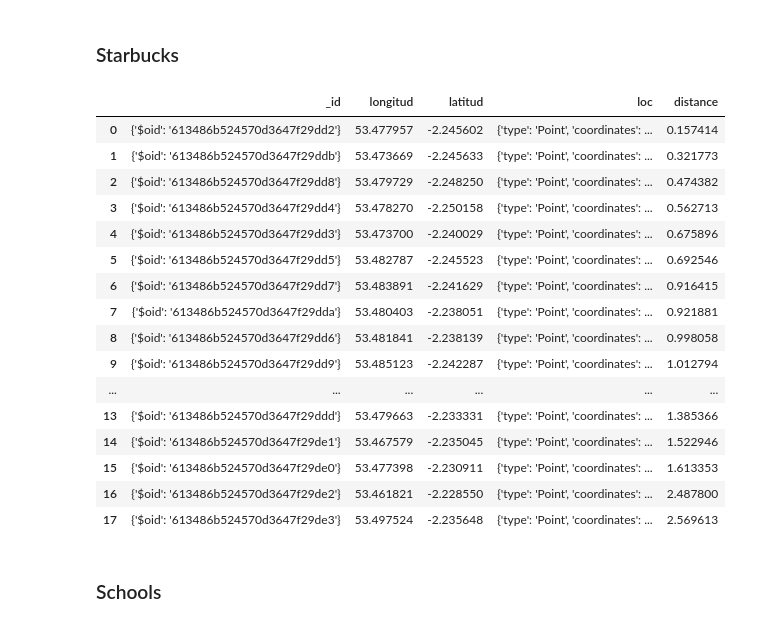
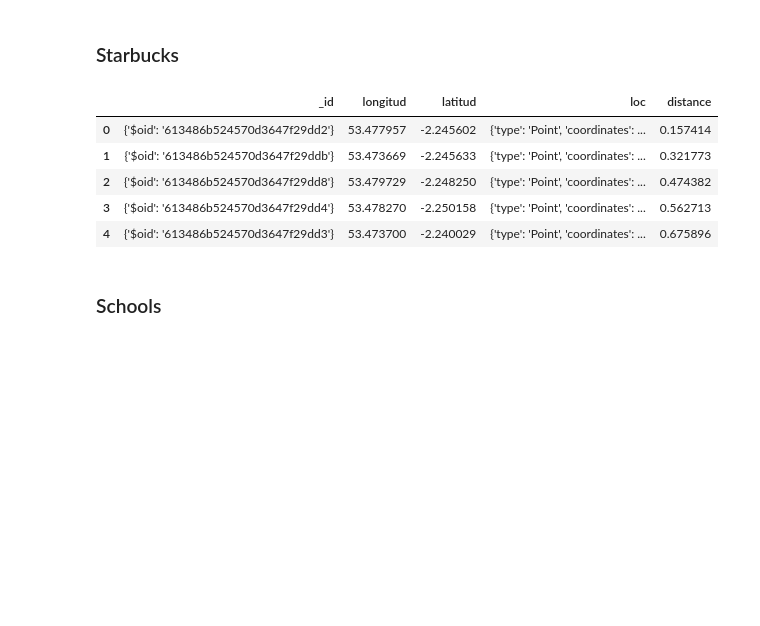
Before and after one commit to lukesmith194/Optimal-office, a Jupyter notebook: Notebooks/Geoqueries.ipynb, the cells around one changed output. Cells and saved outputs as stored; diff of their text form; code cells hidden in the pictures; blank space fills up the shorter version.

```diff
--- a/Notebooks/Geoqueries.ipynb
+++ b/Notebooks/Geoqueries.ipynb
@@ -178,25 +145,14 @@ man_star_response = json.loads(dumps(geoloc_star_man))
 # %%
 df_man_star = pd.DataFrame(man_star_response)
 # %%
-df_man_star
+df_man_star.head()
 # %% [output]
 |  | _id | longitud | latitud | loc | distance |
 | 0 | {'$oid': '613486b524570d3647f29dd2'} | 53.477957 | -2.245602 | {'type': 'Point', 'coordinates': ... | 0.157414 |
 | 1 | {'$oid': '613486b524570d3647f29ddb'} | 53.473669 | -2.245633 | {'type': 'Point', 'coordinates': ... | 0.321773 |
 | 2 | {'$oid': '613486b524570d3647f29dd8'} | 53.479729 | -2.248250 | {'type': 'Point', 'coordinates': ... | 0.474382 |
 | 3 | {'$oid': '613486b524570d3647f29dd4'} | 53.478270 | -2.250158 | {'type': 'Point', 'coordinates': ... | 0.562713 |
 | 4 | {'$oid': '613486b524570d3647f29dd3'} | 53.473700 | -2.240029 | {'type': 'Point', 'coordinates': ... | 0.675896 |
-| 5 | {'$oid': '613486b524570d3647f29dd5'} | 53.482787 | -2.245523 | {'type': 'Point', 'coordinates': ... | 0.692546 |
-| 6 | {'$oid': '613486b524570d3647f29dd7'} | 53.483891 | -2.241629 | {'type': 'Point', 'coordinates': ... | 0.916415 |
-| 7 | {'$oid': '613486b524570d3647f29dda'} | 53.480403 | -2.238051 | {'type': 'Point', 'coordinates': ... | 0.921881 |
-| 8 | {'$oid': '613486b524570d3647f29dd6'} | 53.481841 | -2.238139 | {'type': 'Point', 'coordinates': ... | 0.998058 |
-| 9 | {'$oid': '613486b524570d3647f29dd9'} | 53.485123 | -2.242287 | {'type': 'Point', 'coordinates': ... | 1.012794 |
-| ... | ... | ... | ... | ... | ... |
-| 13 | {'$oid': '613486b524570d3647f29ddd'} | 53.479663 | -2.233331 | {'type': 'Point', 'coordinates': ... | 1.385366 |
-| 14 | {'$oid': '613486b524570d3647f29de1'} | 53.467579 | -2.235045 | {'type': 'Point', 'coordinates': ... | 1.522946 |
-| 15 | {'$oid': '613486b524570d3647f29de0'} | 53.477398 | -2.230911 | {'type': 'Point', 'coordinates': ... | 1.613353 |
-| 16 | {'$oid': '613486b524570d3647f29de2'} | 53.461821 | -2.228550 | {'type': 'Point', 'coordinates': ... | 2.487800 |
-| 17 | {'$oid': '613486b524570d3647f29de3'} | 53.497524 | -2.235648 | {'type': 'Point', 'coordinates': ... | 2.569613 |
 # %% [markdown]
 ### Schools
 # %%
```
Also changed, not shown: parts of 11 cells of this notebook, 4 other files.
